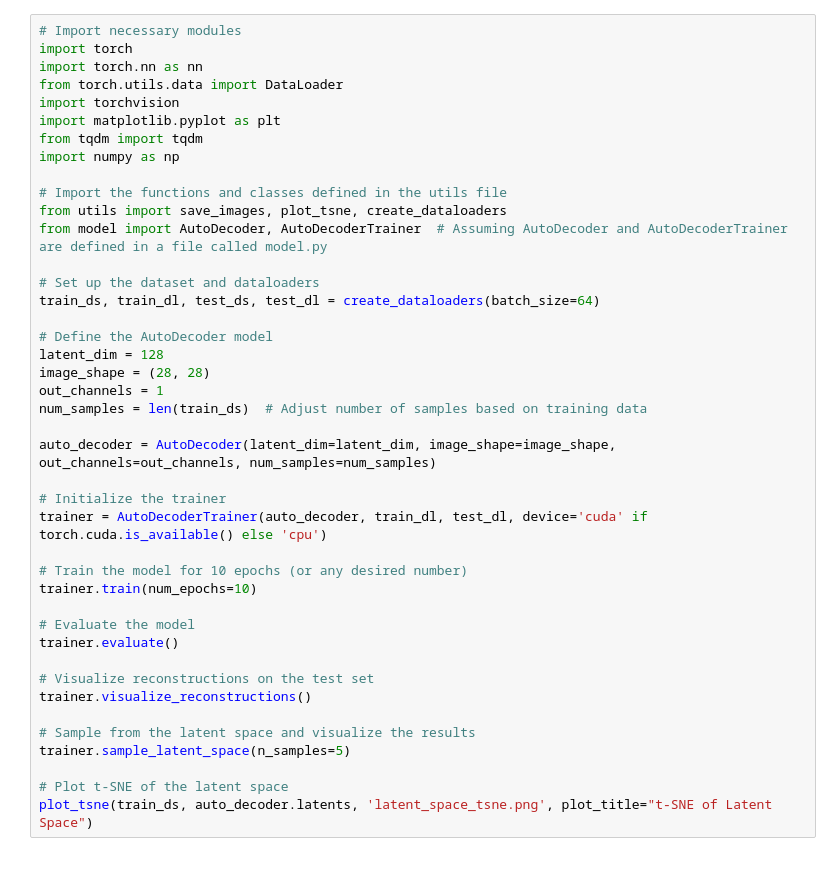
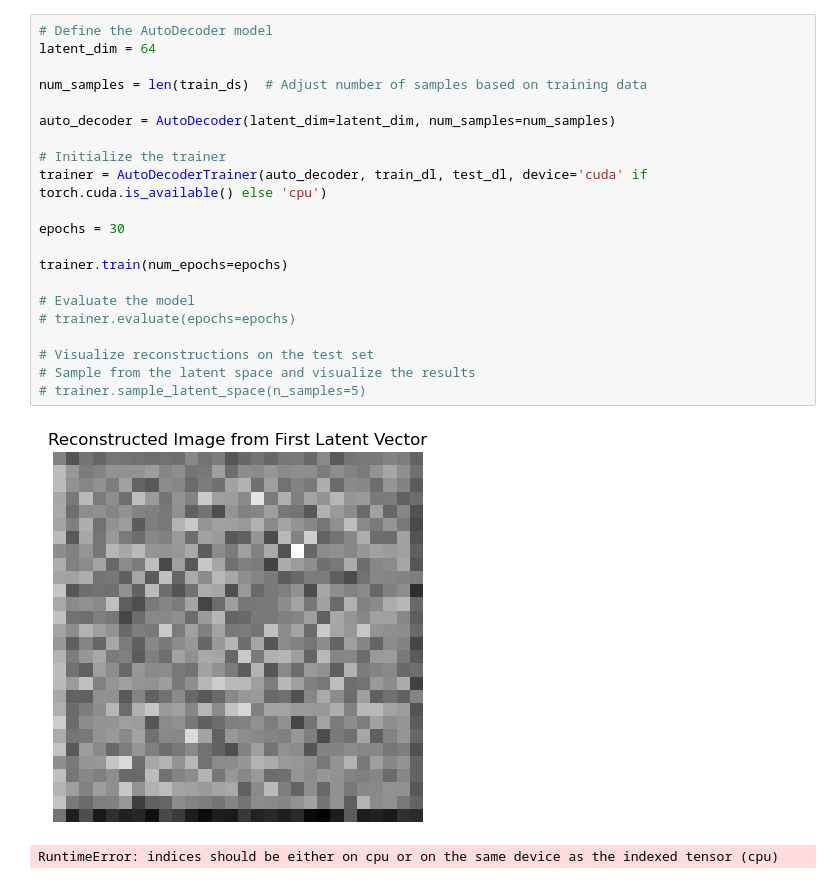
Before and after one commit to idatore/Deep_JI, a Jupyter notebook: Project/test.ipynb, the cells around one changed output. Saved outputs shown, nothing was run; the diff lists cells and outputs as text.

Commit message:
Fixed train without evaluate

```diff
--- a/Project/test.ipynb
+++ b/Project/test.ipynb
@@ -1,42 +25,24 @@
 # %%
-# Import necessary modules
-import torch
-import torch.nn as nn
-from torch.utils.data import DataLoader
-import torchvision
-import matplotlib.pyplot as plt
-from tqdm import tqdm
-import numpy as np
+# Define the AutoDecoder model
+latent_dim = 64
 
-# Import the functions and classes defined in the utils file
-from utils import save_images, plot_tsne, create_dataloaders
-from model import AutoDecoder, AutoDecoderTrainer  # Assuming AutoDecoder and AutoDecoderTrainer are defined in a file called model.py
-
-# Set up the dataset and dataloaders
-train_ds, train_dl, test_ds, test_dl = create_dataloaders(batch_size=64)
-
-# Define the AutoDecoder model
-latent_dim = 128
-image_shape = (28, 28)
-out_channels = 1
 num_samples = len(train_ds)  # Adjust number of samples based on training data
 
-auto_decoder = AutoDecoder(latent_dim=latent_dim, image_shape=image_shape, out_channels=out_channels, num_samples=num_samples)
+auto_decoder = AutoDecoder(latent_dim=latent_dim, num_samples=num_samples)
 
 # Initialize the trainer
 trainer = AutoDecoderTrainer(auto_decoder, train_dl, test_dl, device='cuda' if torch.cuda.is_available() else 'cpu')
 
-# Train the model for 10 epochs (or any desired number)
-trainer.train(num_epochs=10)
+epochs = 30
+
+trainer.train(num_epochs=epochs)
 
 # Evaluate the model
-trainer.evaluate()
+# trainer.evaluate(epochs=epochs)
 
 # Visualize reconstructions on the test set
-trainer.visualize_reconstructions()
-
 # Sample from the latent space and visualize the results
-trainer.sample_latent_space(n_samples=5)
-
-# Plot t-SNE of the latent space
-plot_tsne(train_ds, auto_decoder.latents, 'latent_space_tsne.png', plot_title="t-SNE of Latent Space")
+# trainer.sample_latent_space(n_samples=5)
+# %% [output]
+[figure, added]
+RuntimeError: indices should be either on cpu or on the same device as the indexed tensor (cpu)
```
Also changed, not shown: parts of 3 cells of this notebook, 7 other files.
